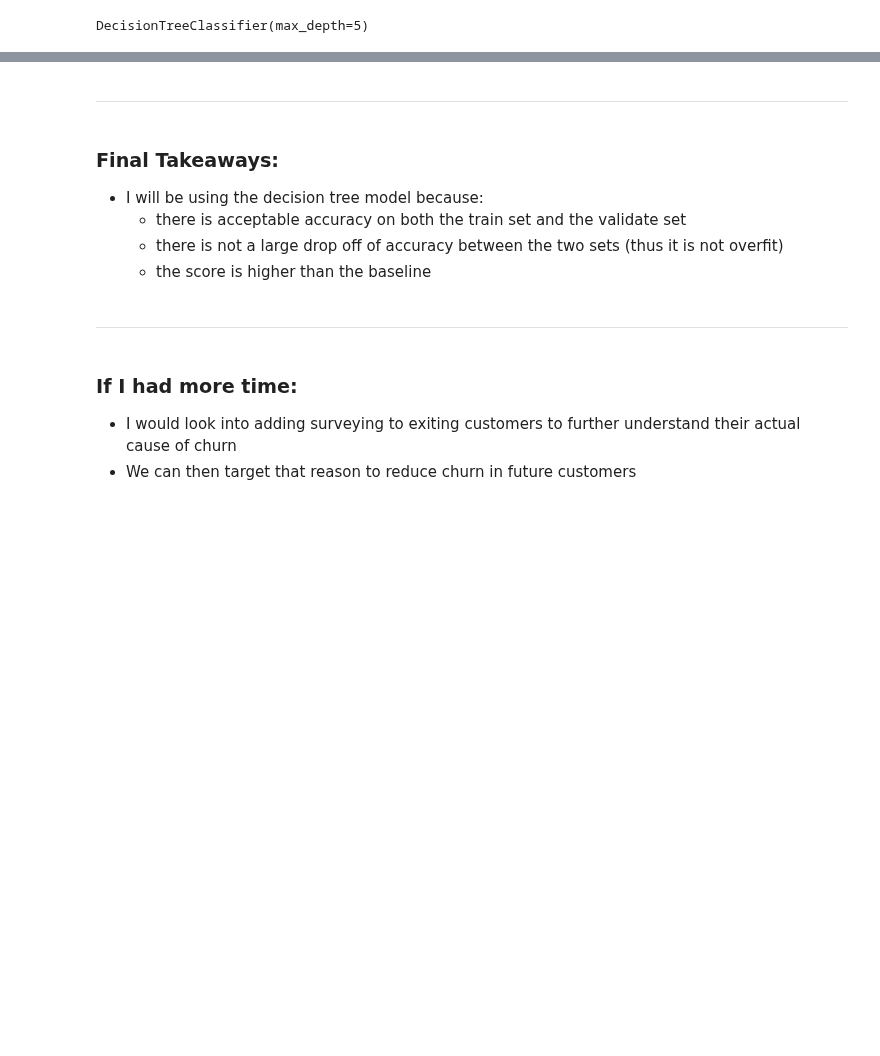
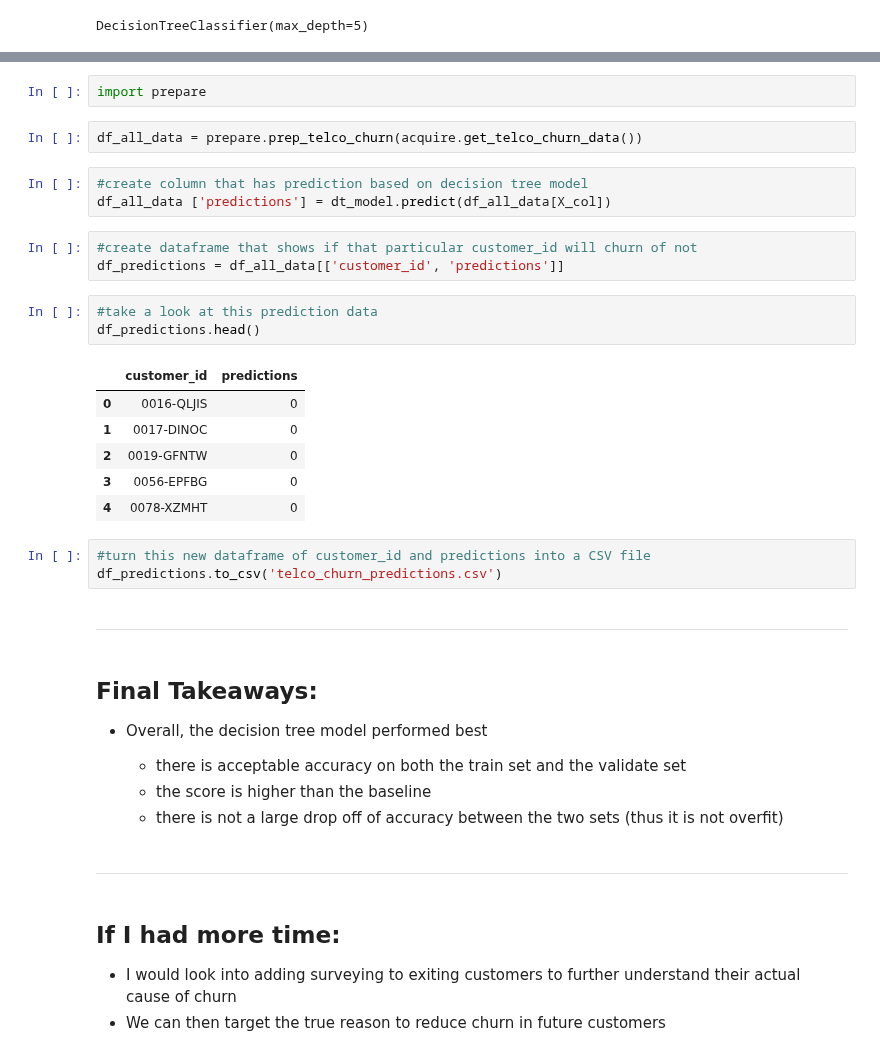
Before and after one commit to natasharivers/Classification_Projec, a Jupyter notebook: Final_Notebook.ipynb, the cells around one changed output, grey strips where cells are left out. Cells and saved outputs as stored; diff of their text form; blank space fills up the shorter version.

Commit message:
create CSV file for predictions

```diff
--- a/Final_Notebook.ipynb
+++ b/Final_Notebook.ipynb
@@ -710,14 +759,38 @@ plt.show()
+# %%
+import prepare
+# %%
+df_all_data = prepare.prep_telco_churn(acquire.get_telco_churn_data())
+# %%
+#create column that has prediction based on decision tree model
+df_all_data ['predictions'] = dt_model.predict(df_all_data[X_col])
+# %%
+#create dataframe that shows if that particular customer_id will churn of not
+df_predictions = df_all_data[['customer_id', 'predictions']]
+# %%
+#take a look at this prediction data
+df_predictions.head()
+# %% [output]
+|  | customer_id | predictions |
+| 0 | 0016-QLJIS | 0 |
+| 1 | 0017-DINOC | 0 |
+| 2 | 0019-GFNTW | 0 |
+| 3 | 0056-EPFBG | 0 |
+| 4 | 0078-XZMHT | 0 |
+# %%
+#turn this new dataframe of customer_id and predictions into a CSV file
+df_predictions.to_csv('telco_churn_predictions.csv')
 # %% [markdown]
 <hr style="border:2px solid black"> </hr>
 # %% [markdown]
-### Final Takeaways:
-- I will be using the decision tree model because:
+## Final Takeaways:
+- Overall, the decision tree model performed best
+
     - there is acceptable accuracy on both the train set and the validate set
+    - the score is higher than the baseline
     - there is not a large drop off of accuracy between the two sets (thus it is not overfit)
-    - the score is higher than the baseline
 # %% [markdown]
 <hr style="border:2px solid black"> </hr>
 # %% [markdown]
-### If I had more time:
+## If I had more time:
 - I would look into adding surveying to exiting customers to further understand their actual cause of churn
-- We can then target that reason to reduce churn in future customers
+- We can then target the true reason to reduce churn in future customers
```
Also changed, not shown: parts of 18 cells of this notebook.
